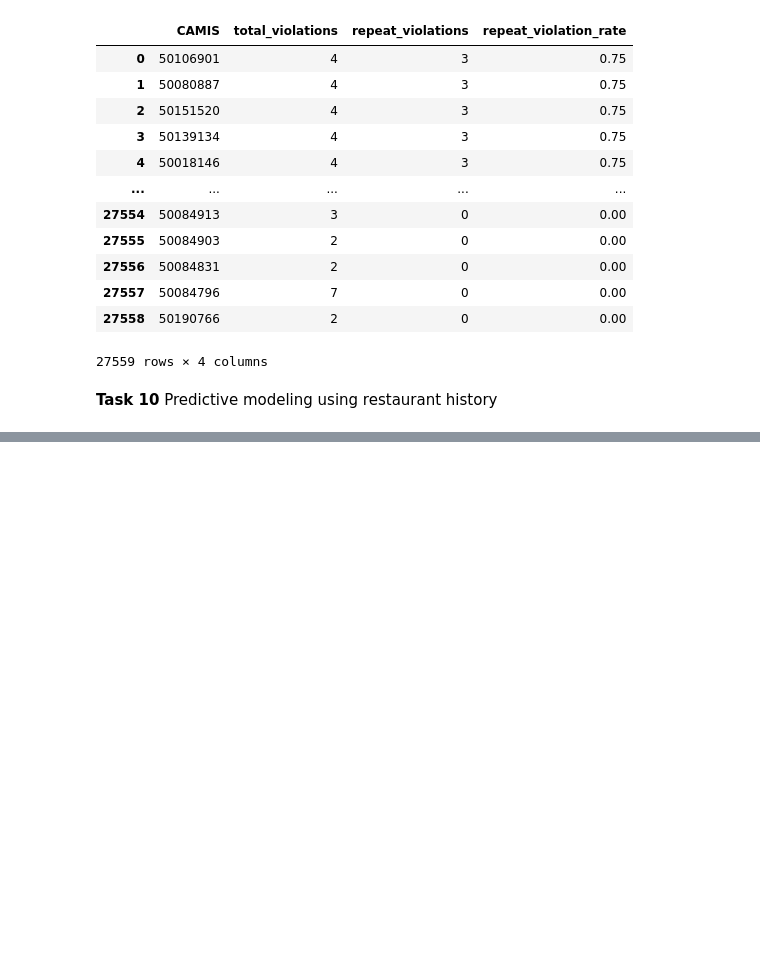
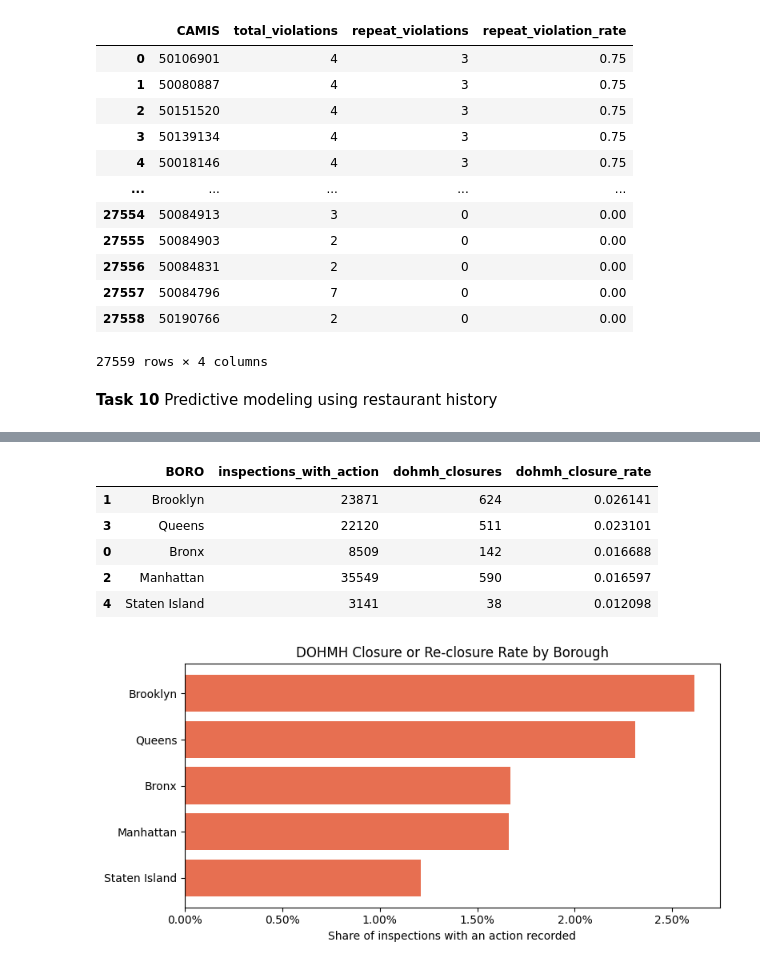
Before and after one commit to estvjana/nyc-restaurant-inspections, a Jupyter notebook: 05_EDA.ipynb, the cells around one changed output, grey strips where cells are left out. Drawn from its saved outputs; the diff is of its cells as text; code cells hidden in the pictures; blank space fills up the shorter version.

```diff
--- a/05_EDA.ipynb
+++ b/05_EDA.ipynb
@@ -351,0 +539,45 @@ model_performance
+# %%
+borough_actions = real_inspections.loc[
+    real_inspections["BORO"].notna()
+    & ~real_inspections["BORO_UNKNOWN"]
+    & real_inspections["ACTION"].notna()
+].copy()
+borough_actions["dohmh_closed_or_reclosed"] = borough_actions["ACTION"].str.contains(
+    r"Establishment (?:re-)?closed by DOHMH", case=False, regex=True, na=False
+)
+borough_action_rates = (
+    borough_actions.groupby("BORO")
+    .agg(
+        inspections_with_action=("ACTION", "size"),
+        dohmh_closures=("dohmh_closed_or_reclosed", "sum"),
+    )
+    .assign(
+        dohmh_closure_rate=lambda data: (
+            data["dohmh_closures"] / data["inspections_with_action"]
+        )
+    )
+    .reset_index()
+    .sort_values("dohmh_closure_rate", ascending=False)
+)
+display(borough_action_rates)
+
+fig, ax = plt.subplots(figsize=(8, 4))
+closure_plot = borough_action_rates.sort_values("dohmh_closure_rate")
+ax.barh(
+    closure_plot["BORO"],
+    closure_plot["dohmh_closure_rate"],
+    color="#e76f51",
+)
+ax.xaxis.set_major_formatter(PercentFormatter(1))
+ax.set_title("DOHMH Closure or Re-closure Rate by Borough")
+ax.set_xlabel("Share of inspections with an action recorded")
+fig.tight_layout()
+plt.show()
+# %% [output]
+|  | BORO | inspections_with_action | dohmh_closures | dohmh_closure_rate |
+| 1 | Brooklyn | 23871 | 624 | 0.026141 |
+| 3 | Queens | 22120 | 511 | 0.023101 |
+| 0 | Bronx | 8509 | 142 | 0.016688 |
+| 2 | Manhattan | 35549 | 590 | 0.016597 |
+| 4 | Staten Island | 3141 | 38 | 0.012098 |
+[figure, added]
```
Also changed, not shown: parts of 10 cells of this notebook.
